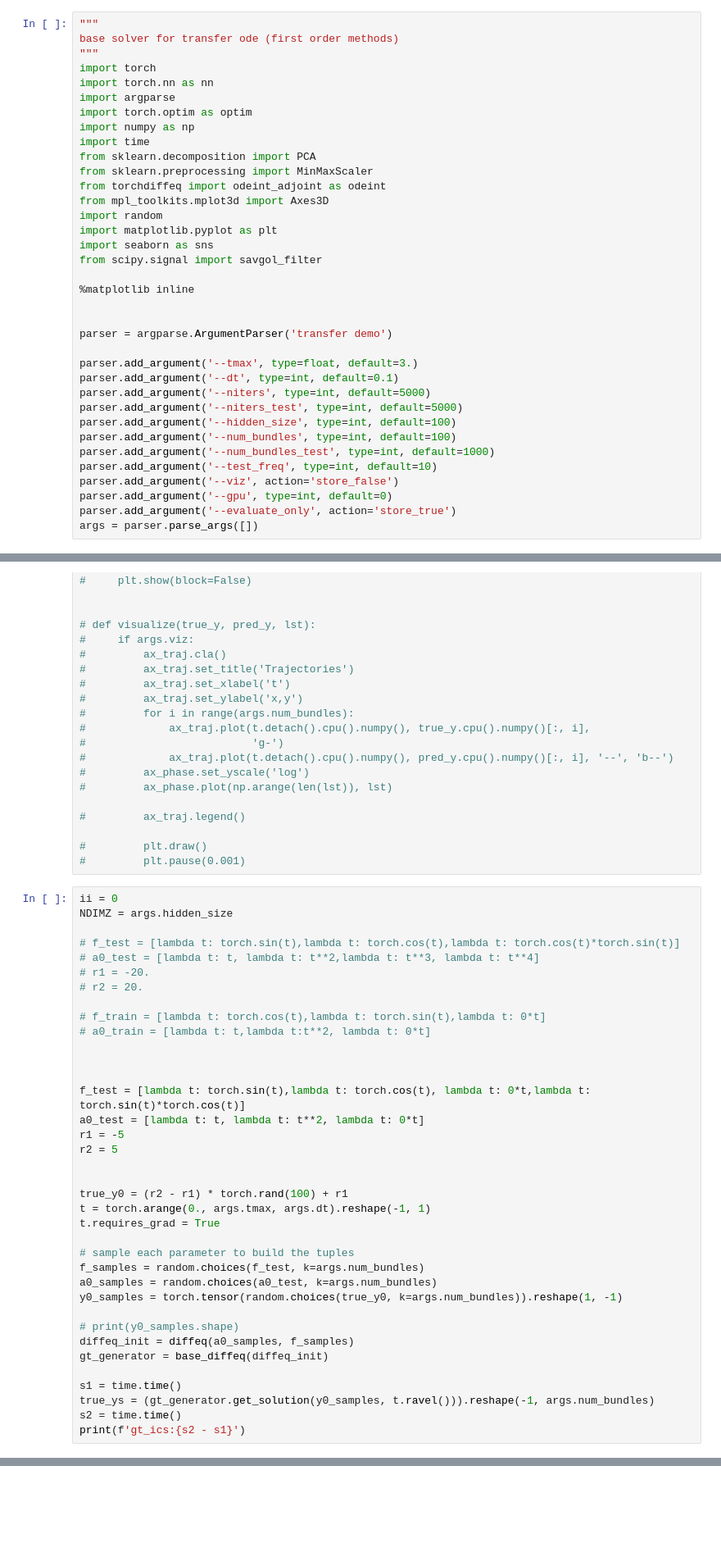
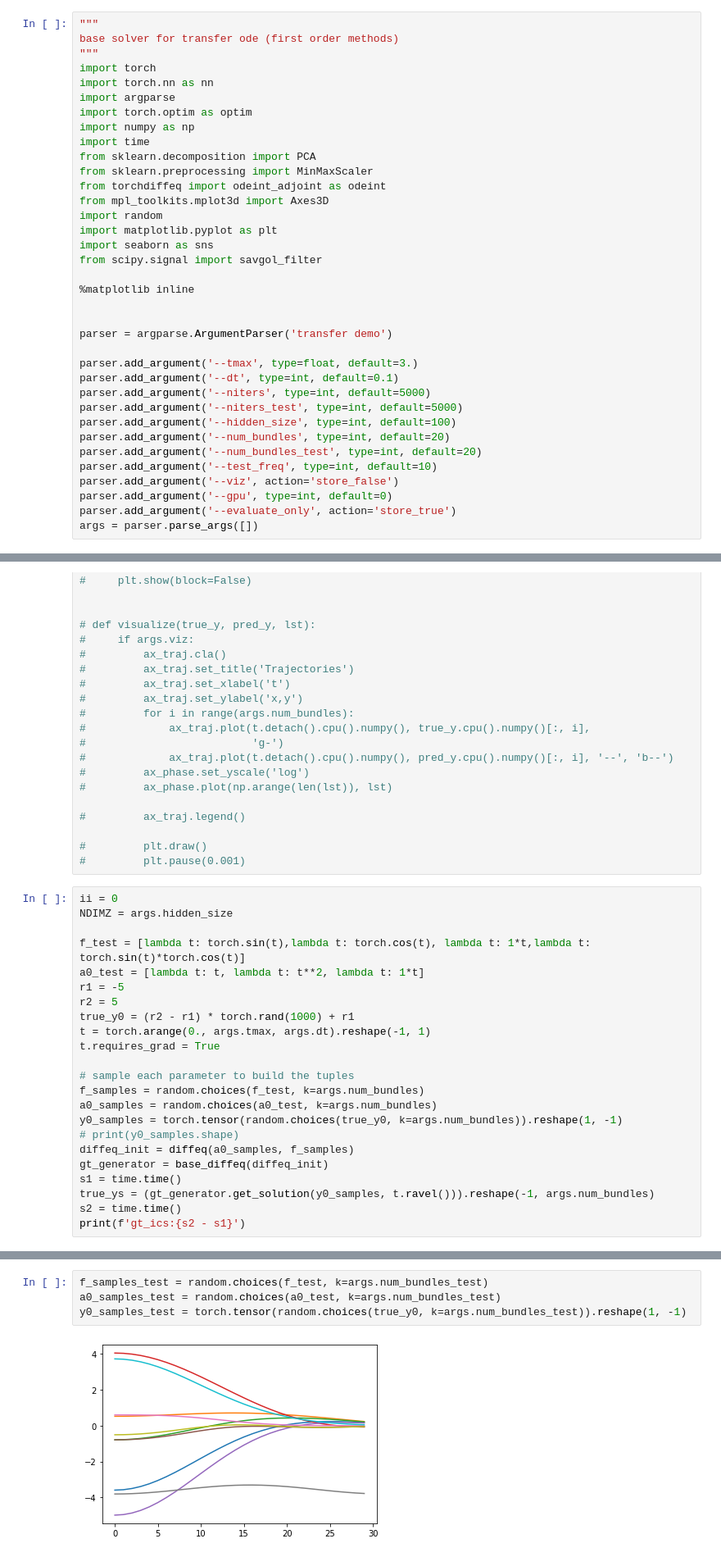
Before and after one commit to shaandesai1/TransferDE, a Jupyter notebook: traditional transfer vs analytic wout.ipynb, the cells around one changed output, grey strips where cells are left out. Shown: that part at 82% size. Cells and saved outputs as stored; diff of their text form; blank space fills up the shorter version.

```diff
--- a/traditional transfer vs analytic wout.ipynb
+++ b/traditional transfer vs analytic wout.ipynb
@@ -27,8 +27,8 @@ parser.add_argument('--dt', type=int, default=0.1)
 parser.add_argument('--niters', type=int, default=5000)
 parser.add_argument('--niters_test', type=int, default=5000)
 parser.add_argument('--hidden_size', type=int, default=100)
-parser.add_argument('--num_bundles', type=int, default=100)
-parser.add_argument('--num_bundles_test', type=int, default=1000)
+parser.add_argument('--num_bundles', type=int, default=20)
+parser.add_argument('--num_bundles_test', type=int, default=20)
 parser.add_argument('--test_freq', type=int, default=10)
 parser.add_argument('--viz', action='store_false')
 parser.add_argument('--gpu', type=int, default=0)
@@ -260,23 +258,11 @@ def get_wout(s, sd, y0, t,a0s,fs):
 ii = 0
 NDIMZ = args.hidden_size
 
-# f_test = [lambda t: torch.sin(t),lambda t: torch.cos(t),lambda t: torch.cos(t)*torch.sin(t)]
-# a0_test = [lambda t: t, lambda t: t**2,lambda t: t**3, lambda t: t**4]
-# r1 = -20.
-# r2 = 20.
-
-# f_train = [lambda t: torch.cos(t),lambda t: torch.sin(t),lambda t: 0*t]
-# a0_train = [lambda t: t,lambda t:t**2, lambda t: 0*t]
-
-
-
-f_test = [lambda t: torch.sin(t),lambda t: torch.cos(t), lambda t: 0*t,lambda t: torch.sin(t)*torch.cos(t)]
-a0_test = [lambda t: t, lambda t: t**2, lambda t: 0*t]
+f_test = [lambda t: torch.sin(t),lambda t: torch.cos(t), lambda t: 1*t,lambda t: torch.sin(t)*torch.cos(t)]
+a0_test = [lambda t: t, lambda t: t**2, lambda t: 1*t]
 r1 = -5
 r2 = 5
-
-
-true_y0 = (r2 - r1) * torch.rand(100) + r1
+true_y0 = (r2 - r1) * torch.rand(1000) + r1
 t = torch.arange(0., args.tmax, args.dt).reshape(-1, 1)
 t.requires_grad = True
 
@@ -284,11 +270,9 @@ t.requires_grad = True
 f_samples = random.choices(f_test, k=args.num_bundles)
 a0_samples = random.choices(a0_test, k=args.num_bundles)
 y0_samples = torch.tensor(random.choices(true_y0, k=args.num_bundles)).reshape(1, -1)
-
 # print(y0_samples.shape)
 diffeq_init = diffeq(a0_samples, f_samples)
 gt_generator = base_diffeq(diffeq_init)
-
 s1 = time.time()
 true_ys = (gt_generator.get_solution(y0_samples, t.ravel())).reshape(-1, args.num_bundles)
 s2 = time.time()
@@ -303,3 +282,9 @@ for i in range(10):
+# %%
+f_samples_test = random.choices(f_test, k=args.num_bundles_test)
+a0_samples_test = random.choices(a0_test, k=args.num_bundles_test)
+y0_samples_test = torch.tensor(random.choices(true_y0, k=args.num_bundles_test)).reshape(1, -1)
+# %% [output]
+[figure, added]
 # %% [markdown]
 #### Training from Scratch
 # %%
```
Also changed, not shown: parts of 13 cells of this notebook, 6 other files.
